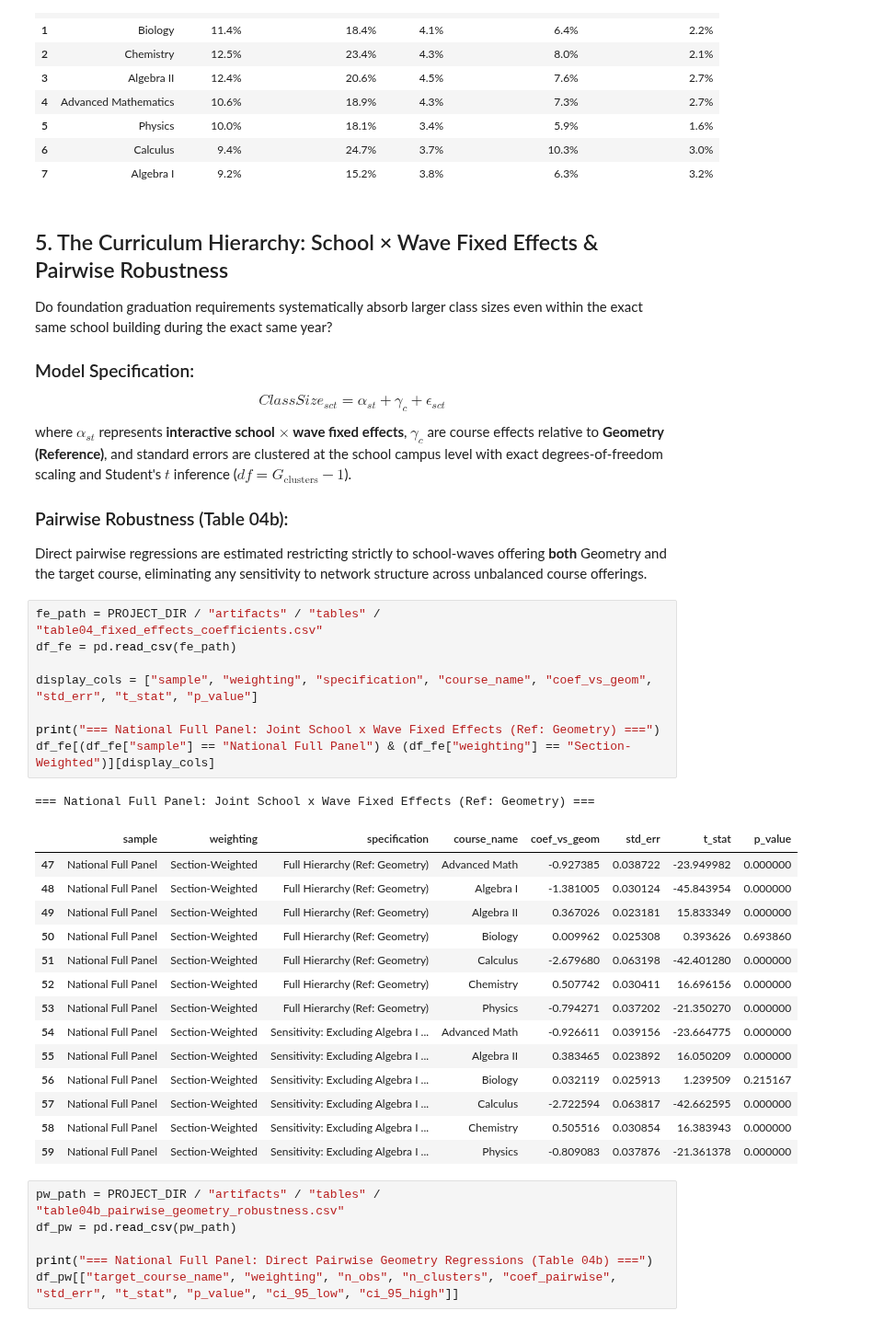
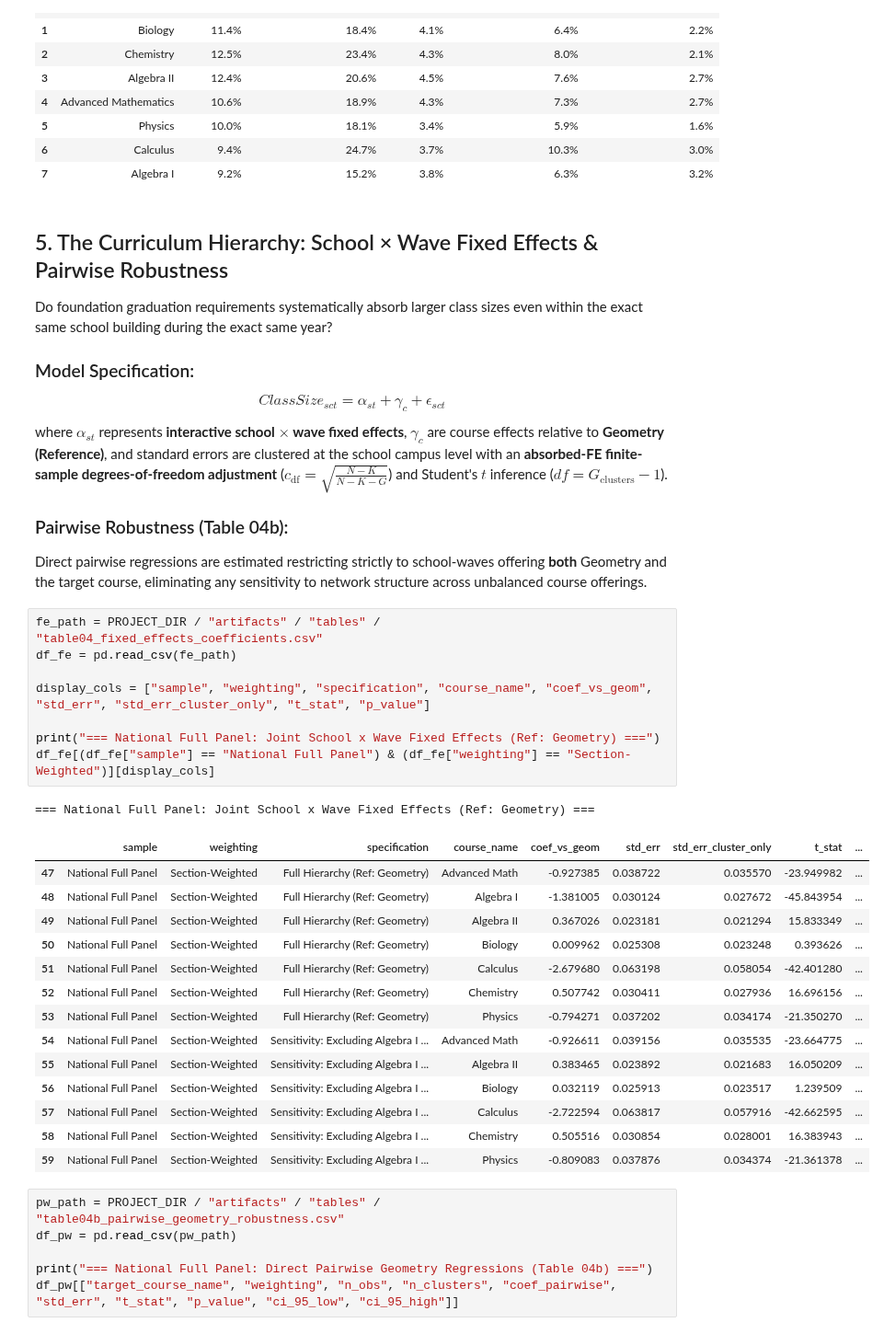
Before and after one commit to admiralorbiter/computational-sketchbook, a Jupyter notebook: 2026/2026-10-04-classroom-capacity/notebooks/01_class_size_measurement.ipynb, the cells around one changed output. Shown at 92% size. Saved outputs shown, nothing was run; the diff lists cells and outputs as text.

```diff
--- a/2026/2026-10-04-classroom-capacity/notebooks/01_class_size_measurement.ipynb
+++ b/2026/2026-10-04-classroom-capacity/notebooks/01_class_size_measurement.ipynb
@@ -175,34 +188,34 @@ Do foundation graduation requirements systematically absorb larger class sizes e
 
 ### Model Specification:
 $$ClassSize_{sct} = \alpha_{st} + \gamma_c + \epsilon_{sct}$$
-where $\alpha_{st}$ represents **interactive school $\times$ wave fixed effects**, $\gamma_c$ are course effects relative to **Geometry (Reference)**, and standard errors are clustered at the school campus level with exact degrees-of-freedom scaling and Student's $t$ inference ($df = G_{\text{clusters}} - 1$).
+where $\alpha_{st}$ represents **interactive school $\times$ wave fixed effects**, $\gamma_c$ are course effects relative to **Geometry (Reference)**, and standard errors are clustered at the school campus level with an **absorbed-FE finite-sample degrees-of-freedom adjustment** ($c_{\text{df}} = \sqrt{\frac{N-K}{N-K-G}}$) and Student's $t$ inference ($df = G_{\text{clusters}} - 1$).
 
 ### Pairwise Robustness (Table 04b):
 Direct pairwise regressions are estimated restricting strictly to school-waves offering **both** Geometry and the target course, eliminating any sensitivity to network structure across unbalanced course offerings.
 # %%
 fe_path = PROJECT_DIR / "artifacts" / "tables" / "table04_fixed_effects_coefficients.csv"
 df_fe = pd.read_csv(fe_path)
 
-display_cols = ["sample", "weighting", "specification", "course_name", "coef_vs_geom", "std_err", "t_stat", "p_value"]
+display_cols = ["sample", "weighting", "specification", "course_name", "coef_vs_geom", "std_err", "std_err_cluster_only", "t_stat", "p_value"]
 
 print("=== National Full Panel: Joint School x Wave Fixed Effects (Ref: Geometry) ===")
 df_fe[(df_fe["sample"] == "National Full Panel") & (df_fe["weighting"] == "Section-Weighted")][display_cols]
 # %% [output]
 === National Full Panel: Joint School x Wave Fixed Effects (Ref: Geometry) ===
-|  | sample | weighting | specification | course_name | coef_vs_geom | std_err | t_stat | p_value |
-| 47 | National Full Panel | Section-Weighted | Full Hierarchy (Ref: Geometry) | Advanced Math | -0.927385 | 0.038722 | -23.949982 | 0.000000 |
-| 48 | National Full Panel | Section-Weighted | Full Hierarchy (Ref: Geometry) | Algebra I | -1.381005 | 0.030124 | -45.843954 | 0.000000 |
-| 49 | National Full Panel | Section-Weighted | Full Hierarchy (Ref: Geometry) | Algebra II | 0.367026 | 0.023181 | 15.833349 | 0.000000 |
-| 50 | National Full Panel | Section-Weighted | Full Hierarchy (Ref: Geometry) | Biology | 0.009962 | 0.025308 | 0.393626 | 0.693860 |
-| 51 | National Full Panel | Section-Weighted | Full Hierarchy (Ref: Geometry) | Calculus | -2.679680 | 0.063198 | -42.401280 | 0.000000 |
-| 52 | National Full Panel | Section-Weighted | Full Hierarchy (Ref: Geometry) | Chemistry | 0.507742 | 0.030411 | 16.696156 | 0.000000 |
-| 53 | National Full Panel | Section-Weighted | Full Hierarchy (Ref: Geometry) | Physics | -0.794271 | 0.037202 | -21.350270 | 0.000000 |
-| 54 | National Full Panel | Section-Weighted | Sensitivity: Excluding Algebra I ... | Advanced Math | -0.926611 | 0.039156 | -23.664775 | 0.000000 |
-| 55 | National Full Panel | Section-Weighted | Sensitivity: Excluding Algebra I ... | Algebra II | 0.383465 | 0.023892 | 16.050209 | 0.000000 |
-| 56 | National Full Panel | Section-Weighted | Sensitivity: Excluding Algebra I ... | Biology | 0.032119 | 0.025913 | 1.239509 | 0.215167 |
-| 57 | National Full Panel | Section-Weighted | Sensitivity: Excluding Algebra I ... | Calculus | -2.722594 | 0.063817 | -42.662595 | 0.000000 |
-| 58 | National Full Panel | Section-Weighted | Sensitivity: Excluding Algebra I ... | Chemistry | 0.505516 | 0.030854 | 16.383943 | 0.000000 |
-| 59 | National Full Panel | Section-Weighted | Sensitivity: Excluding Algebra I ... | Physics | -0.809083 | 0.037876 | -21.361378 | 0.000000 |
+|  | sample | weighting | specification | course_name | coef_vs_geom | std_err | std_err_cluster_only | t_stat | ... |
+| 47 | National Full Panel | Section-Weighted | Full Hierarchy (Ref: Geometry) | Advanced Math | -0.927385 | 0.038722 | 0.035570 | -23.949982 | ... |
+| 48 | National Full Panel | Section-Weighted | Full Hierarchy (Ref: Geometry) | Algebra I | -1.381005 | 0.030124 | 0.027672 | -45.843954 | ... |
+| 49 | National Full Panel | Section-Weighted | Full Hierarchy (Ref: Geometry) | Algebra II | 0.367026 | 0.023181 | 0.021294 | 15.833349 | ... |
+| 50 | National Full Panel | Section-Weighted | Full Hierarchy (Ref: Geometry) | Biology | 0.009962 | 0.025308 | 0.023248 | 0.393626 | ... |
+| 51 | National Full Panel | Section-Weighted | Full Hierarchy (Ref: Geometry) | Calculus | -2.679680 | 0.063198 | 0.058054 | -42.401280 | ... |
+| 52 | National Full Panel | Section-Weighted | Full Hierarchy (Ref: Geometry) | Chemistry | 0.507742 | 0.030411 | 0.027936 | 16.696156 | ... |
+| 53 | National Full Panel | Section-Weighted | Full Hierarchy (Ref: Geometry) | Physics | -0.794271 | 0.037202 | 0.034174 | -21.350270 | ... |
+| 54 | National Full Panel | Section-Weighted | Sensitivity: Excluding Algebra I ... | Advanced Math | -0.926611 | 0.039156 | 0.035535 | -23.664775 | ... |
+| 55 | National Full Panel | Section-Weighted | Sensitivity: Excluding Algebra I ... | Algebra II | 0.383465 | 0.023892 | 0.021683 | 16.050209 | ... |
+| 56 | National Full Panel | Section-Weighted | Sensitivity: Excluding Algebra I ... | Biology | 0.032119 | 0.025913 | 0.023517 | 1.239509 | ... |
+| 57 | National Full Panel | Section-Weighted | Sensitivity: Excluding Algebra I ... | Calculus | -2.722594 | 0.063817 | 0.057916 | -42.662595 | ... |
+| 58 | National Full Panel | Section-Weighted | Sensitivity: Excluding Algebra I ... | Chemistry | 0.505516 | 0.030854 | 0.028001 | 16.383943 | ... |
+| 59 | National Full Panel | Section-Weighted | Sensitivity: Excluding Algebra I ... | Physics | -0.809083 | 0.037876 | 0.034374 | -21.361378 | ... |
 # %%
 pw_path = PROJECT_DIR / "artifacts" / "tables" / "table04b_pairwise_geometry_robustness.csv"
 df_pw = pd.read_csv(pw_path)
```
Also changed, not shown: parts of 5 cells of this notebook, 9 other files.
